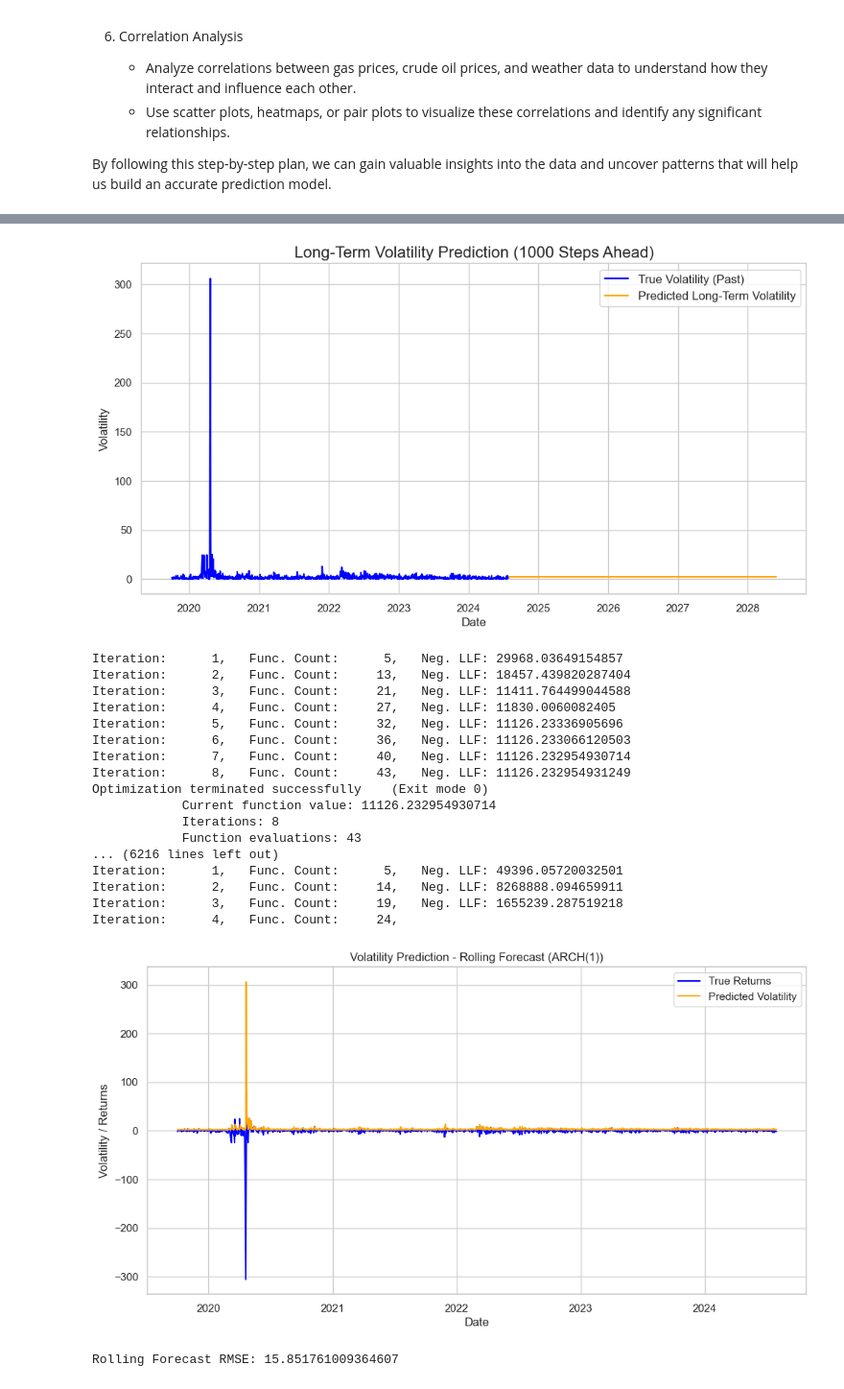
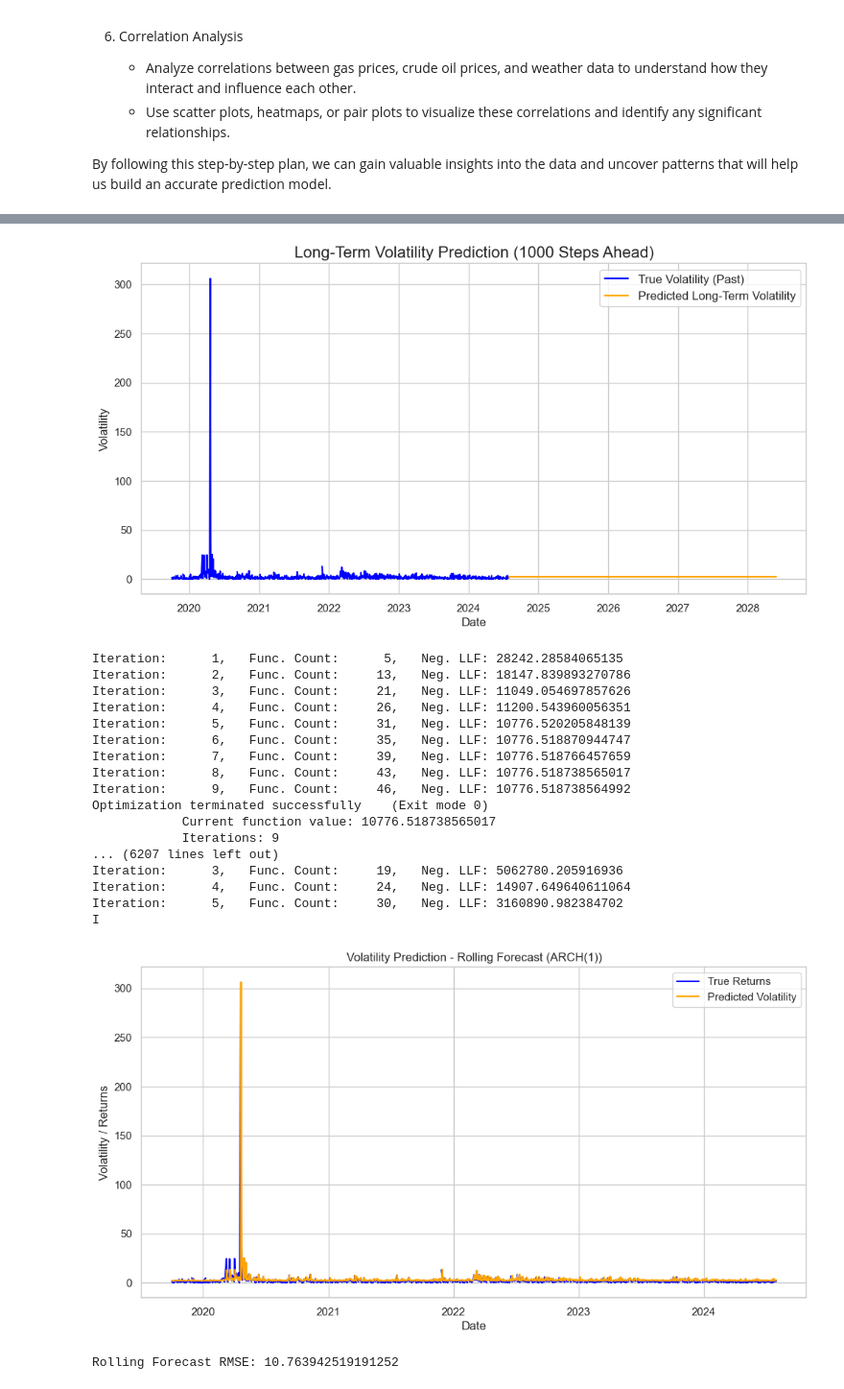
Before and after one commit to Raymondtaoo/GasCast, a Jupyter notebook: notebooks/EDA.ipynb, the cells around one changed output, grey strips where cells are left out. Shown at 96% size. Drawn from its saved outputs; the diff is of its cells as text; code cells hidden in the pictures.

Commit message:
fix rolling forecast inversion

```diff
--- a/notebooks/EDA.ipynb
+++ b/notebooks/EDA.ipynb
@@ -191,11 +212,14 @@ plt.show()
 # %%
-import statsmodels.api as sm
 from statsmodels.tsa.arima.model import ARIMA
 from sklearn.metrics import mean_squared_error
 
-crude_oil_prices_df = crude_oil_prices_df.asfreq('B', method='ffill')
+crude_oil_prices_df['Date'] = pd.to_datetime(crude_oil_prices_df['Date'])
+crude_oil_prices_df = crude_oil_prices_df.set_index('Date')
 
-crude_oil_close = crude_oil_prices_df['Close']
+crude_oil_prices__interp = crude_oil_prices_df.asfreq('B', method='ffill')
+crude_oil_close = crude_oil_prices__interp['Close']
+crude_oil_prices_df.head()
+
 
 train_end_oil = datetime(2024, 1, 1)
 test_end_oil = datetime(2024, 7, 30)
@@ -269,11 +293,14 @@ from arch import arch_model
 crude_oil_close = crude_oil_prices_df['Close'].dropna()
 crude_oil_returns = 100 * crude_oil_close.pct_change().dropna()  # Percentage returns
 
-crude_oil_returns.index.freq = 'B'
+crude_oil_returns = crude_oil_returns.asfreq('B')
 
 test_size = 252 * 5  # 5 years of business days (~252 per year)
 train_data = crude_oil_returns[:-test_size]
 test_data = crude_oil_returns[-test_size:]
+
+train_data = train_data.dropna()
+
 
 model = arch_model(train_data, p=1, q=0)
 model_fit = model.fit()
@@ -311,6 +338,15 @@ for i in range(len(test_data)):
     # Update the training set dynamically
     rolling_train = np.concatenate([train_data.values, test_data.values[:i]])
 
+    rolling_train = rolling_train[~np.isnan(rolling_train)]
+    rolling_train = rolling_train[np.isfinite(rolling_train)]
+
+    # Ensure sufficient data points
+    if len(rolling_train) < 30:
+        print(f"Skipping iteration {i}, not enough data for ARCH model")
+        rolling_predictions.append(np.nan)
+        continue
+
     # Fit ARCH(1) model
     model = arch_model(rolling_train, p=1, q=0)
     model_fit = model.fit()
@@ -322,9 +358,10 @@ for i in range(len(test_data)):
 # Create Rolling Predictions as Series
 rolling_predictions = pd.Series(rolling_predictions, index=test_data.index)
 
+abs_test_data = np.abs(test_data)
 
 plt.figure(figsize=(12, 6))
-plt.plot(test_data.index, test_data.values, label='True Returns', color='blue')
+plt.plot(abs_test_data.index, abs_test_data.values, label='True Returns', color='blue')
 plt.plot(rolling_predictions.index, rolling_predictions.values, label='Predicted Volatility', color='orange')
 plt.title("Volatility Prediction - Rolling Forecast (ARCH(1))")
 plt.xlabel("Date")
@@ -332,6 +369,12 @@ plt.ylabel("Volatility / Returns")
 plt.legend()
 plt.show()
 
-rmse = np.sqrt(mean_squared_error(test_data.values, rolling_predictions.values))
+rolling_predictions_clean = rolling_predictions.dropna()
+abs_test_data_clean = abs_test_data.loc[rolling_predictions_clean.index].dropna()
+
+rolling_predictions_clean = rolling_predictions_clean.loc[abs_test_data_clean.index]
+
+# Compute RMSE
+rmse = np.sqrt(mean_squared_error(abs_test_data_clean.values, rolling_predictions_clean.values))
 print(f"Rolling Forecast RMSE: {rmse}")
 # %% [output]
@@ -352,24 +395,24 @@ alpha[1]       0.2314  3.577e-02      6.469  9.841e-11 [  0.161,  0.302]
 ========================================================================
 
 Covariance estimator: robust
 [figure]
 [figure]
-Iteration:      1,   Func. Count:      5,   Neg. LLF: 29968.03649154857
-Iteration:      2,   Func. Count:     13,   Neg. LLF: 18457.439820287404
-Iteration:      3,   Func. Count:     21,   Neg. LLF: 11411.764499044588
-Iteration:      4,   Func. Count:     27,   Neg. LLF: 11830.0060082405
-Iteration:      5,   Func. Count:     32,   Neg. LLF: 11126.23336905696
-Iteration:      6,   Func. Count:     36,   Neg. LLF: 11126.233066120503
-Iteration:      7,   Func. Count:     40,   Neg. LLF: 11126.232954930714
-Iteration:      8,   Func. Count:     43,   Neg. LLF: 11126.232954931249
+Iteration:      1,   Func. Count:      5,   Neg. LLF: 28242.28584065135
+Iteration:      2,   Func. Count:     13,   Neg. LLF: 18147.839893270786
+Iteration:      3,   Func. Count:     21,   Neg. LLF: 11049.054697857626
+Iteration:      4,   Func. Count:     26,   Neg. LLF: 11200.543960056351
+Iteration:      5,   Func. Count:     31,   Neg. LLF: 10776.520205848139
+Iteration:      6,   Func. Count:     35,   Neg. LLF: 10776.518870944747
+Iteration:      7,   Func. Count:     39,   Neg. LLF: 10776.518766457659
+Iteration:      8,   Func. Count:     43,   Neg. LLF: 10776.518738565017
+Iteration:      9,   Func. Count:     46,   Neg. LLF: 10776.518738564992
 Optimization terminated successfully    (Exit mode 0)
-            Current function value: 11126.232954930714
-            Iterations: 8
-            Function evaluations: 43
-... (6216 lines left out)
-Iteration:      1,   Func. Count:      5,   Neg. LLF: 49396.05720032501
-Iteration:      2,   Func. Count:     14,   Neg. LLF: 8268888.094659911
-Iteration:      3,   Func. Count:     19,   Neg. LLF: 1655239.287519218
-Iteration:      4,   Func. Count:     24,
+            Current function value: 10776.518738565017
+            Iterations: 9
+... (6207 lines left out)
+Iteration:      3,   Func. Count:     19,   Neg. LLF: 5062780.205916936
+Iteration:      4,   Func. Count:     24,   Neg. LLF: 14907.649640611064
+Iteration:      5,   Func. Count:     30,   Neg. LLF: 3160890.982384702
+I
-[figure, old version]
+[figure, new version]
-Rolling Forecast RMSE: 15.851761009364607
+Rolling Forecast RMSE: 10.763942519191252
```
Also changed, not shown: parts of 5 cells of this notebook, 3 other files.
